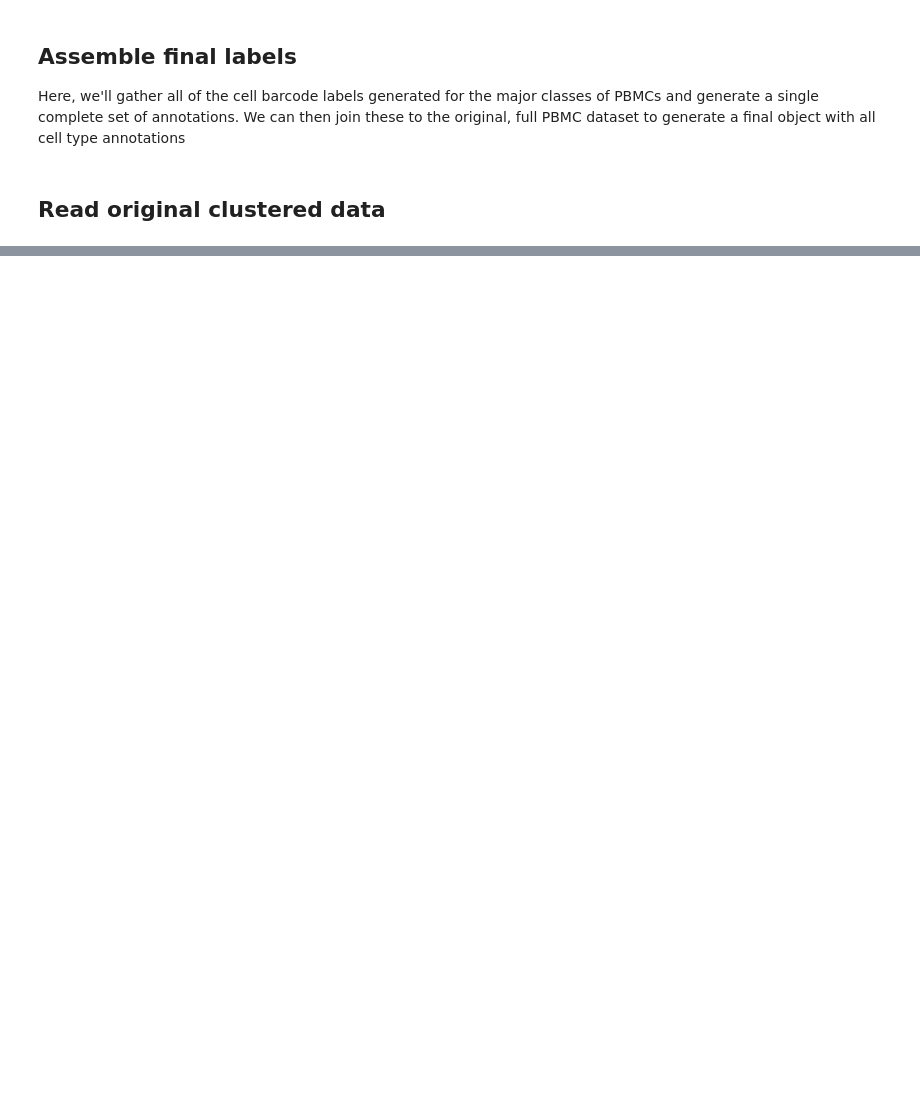
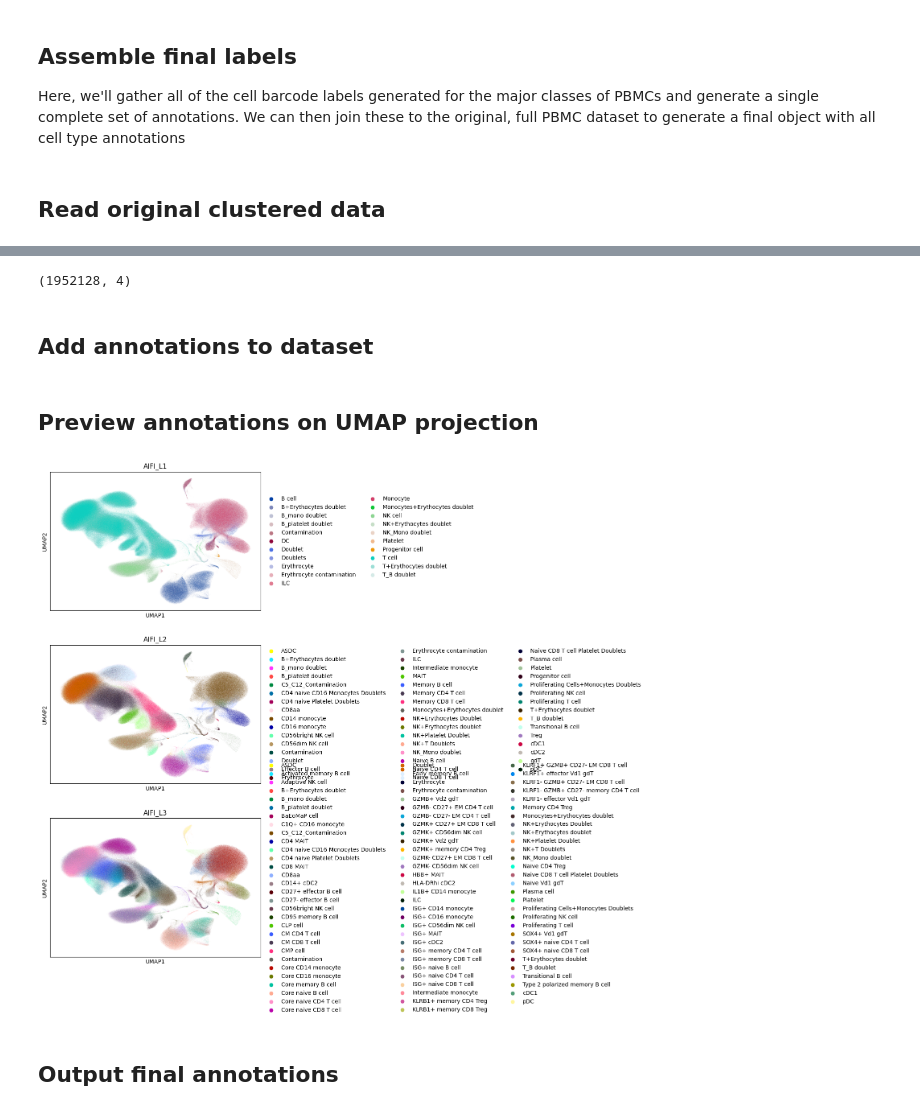
Before and after one commit to aifimmunology/aifi-healthy-pbmc-reference, a Jupyter notebook: 05-Assembly/22-Python_assemble_final_labels.ipynb, the cells around one changed output, grey strips where cells are left out. Drawn from its saved outputs; the diff is of its cells as text; code cells hidden in the pictures; blank space fills up the shorter version.

```diff
--- a/05-Assembly/22-Python_assemble_final_labels.ipynb
+++ b/05-Assembly/22-Python_assemble_final_labels.ipynb
@@ -31,0 +56,5 @@ downloading fileID: 9db48bed-cd91-49ae-abd2-447ae478ca96
+# %%
+anno_list = []
+for uuid in anno_uuids:
+    anno = read_parquet_uuid(uuid)
+    anno_list.append(anno)
@@ -31,0 +72,27 @@ downloading fileID: 9db48bed-cd91-49ae-abd2-447ae478ca96
+# %%
+anno = pd.concat(anno_list)
+# %%
+anno.shape
+# %% [output]
+(1952128, 4)
+# %% [markdown]
+## Add annotations to dataset
+# %%
+obs = adata.obs
+obs = obs.reset_index(drop = True)
+obs = obs.merge(anno, on = 'barcodes', how = 'left')
+obs = obs.set_index('barcodes', drop = False)
+# %%
+adata.obs = obs
+# %% [markdown]
+## Preview annotations on UMAP projection
+# %%
+sc.pl.umap(
+    adata,
+    color = ['AIFI_L1', 'AIFI_L2', 'AIFI_L3'],
+    ncols = 1
+)
+# %% [output]
+[figure, added]
+# %% [markdown]
+## Output final annotations
```
Also changed, not shown: parts of 25 cells of this notebook.
